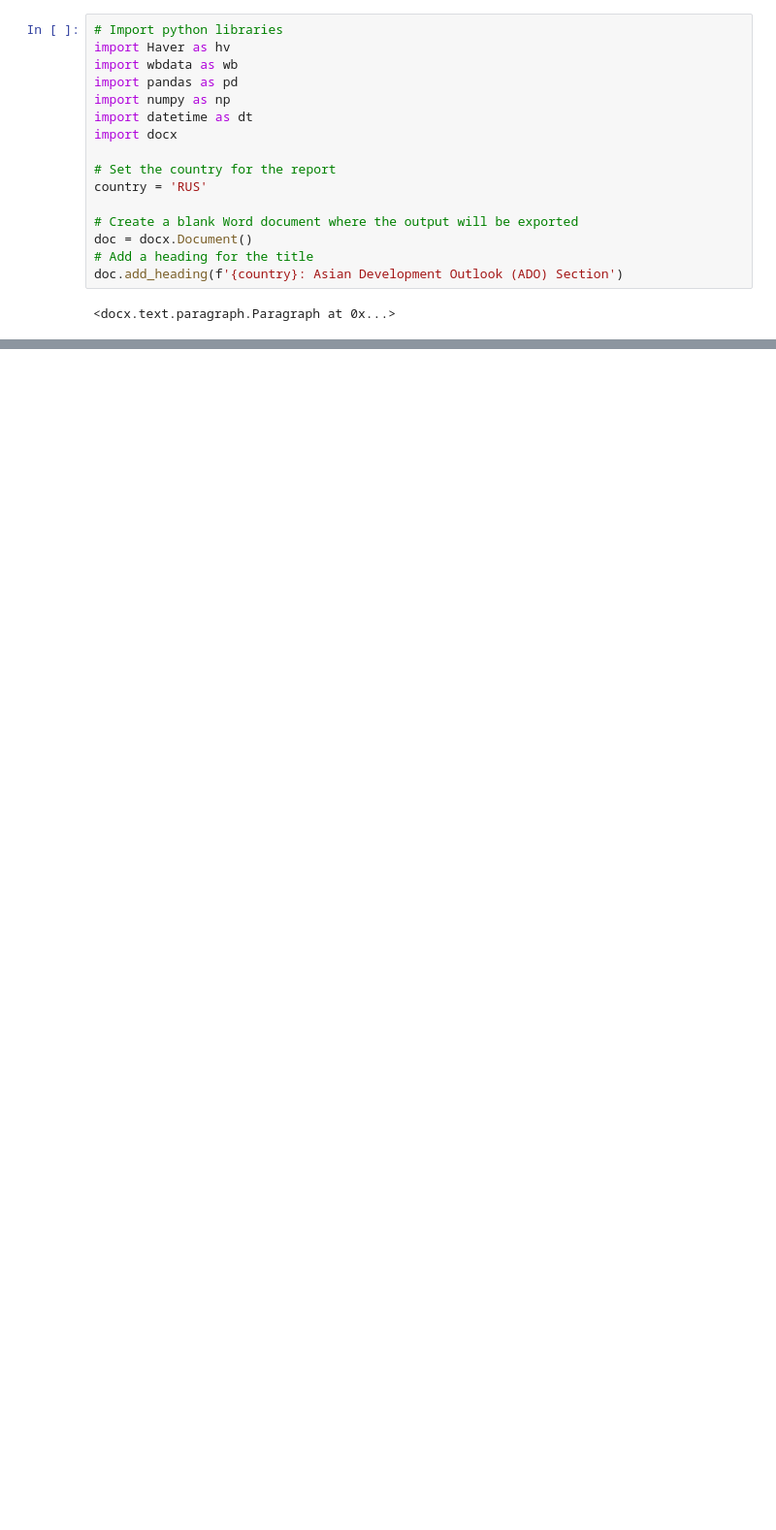
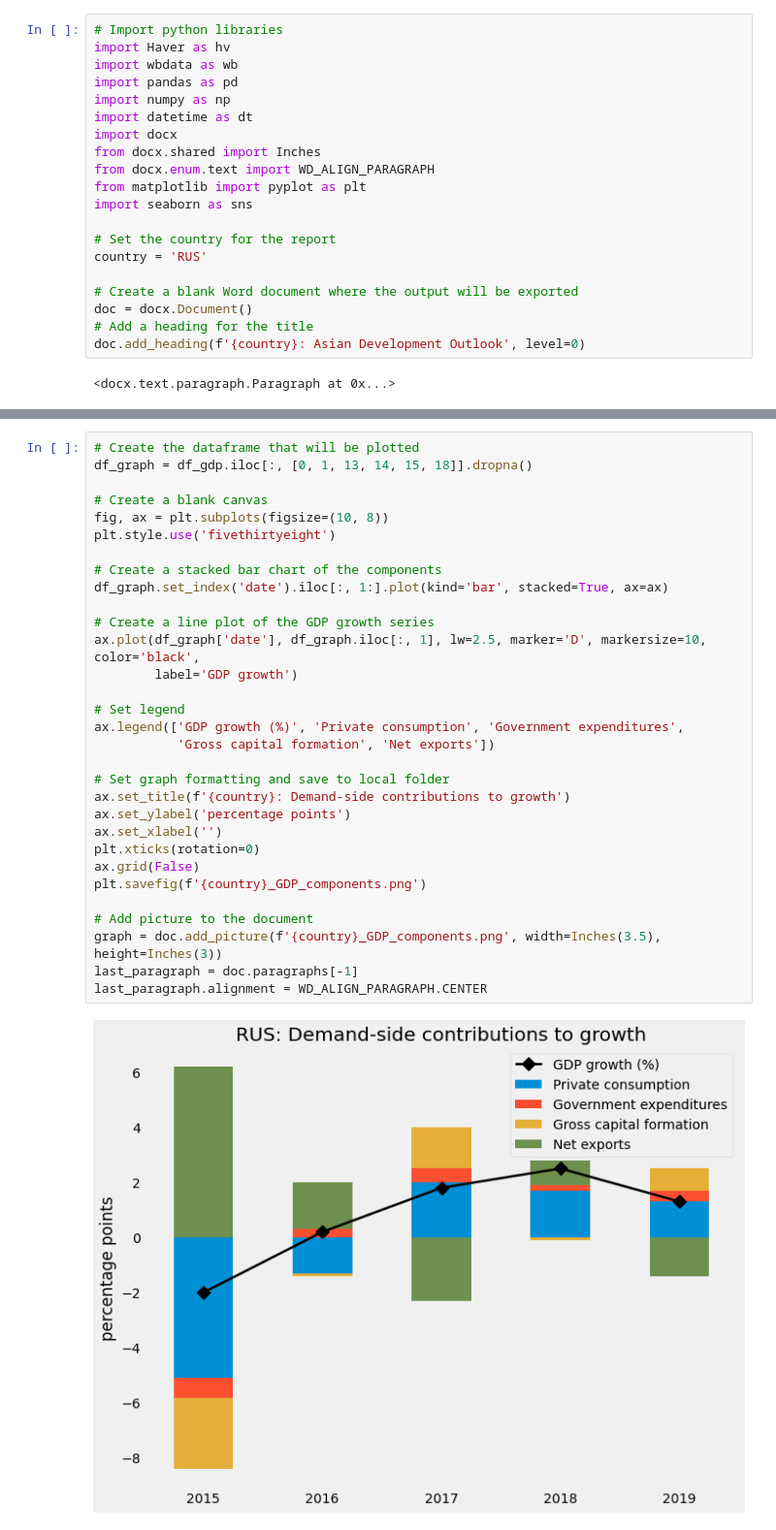
Before and after one commit to jessonpagaduan/ADO-Russia, a Jupyter notebook: RUS-ADO.ipynb, the cells around one changed output, grey strips where cells are left out. Shown: that part at 97% size. Saved outputs shown, nothing was run; the diff lists cells and outputs as text; blank space fills up the shorter version.

```diff
--- a/RUS-ADO.ipynb
+++ b/RUS-ADO.ipynb
@@ -6,6 +6,10 @@ import pandas as pd
 import numpy as np
 import datetime as dt
 import docx
+from docx.shared import Inches
+from docx.enum.text import WD_ALIGN_PARAGRAPH
+from matplotlib import pyplot as plt
+import seaborn as sns
 
 # Set the country for the report
 country = 'RUS'
@@ -13,7 +17,7 @@ country = 'RUS'
 # Create a blank Word document where the output will be exported
 doc = docx.Document()
 # Add a heading for the title
-doc.add_heading(f'{country}: Asian Development Outlook (ADO) Section')
+doc.add_heading(f'{country}: Asian Development Outlook', level=0)
 # %% [output]
 <docx.text.paragraph.Paragraph at 0x...>
 # %%
@@ -57,0 +110,33 @@ df_gdp
+# %%
+# Create the dataframe that will be plotted
+df_graph = df_gdp.iloc[:, [0, 1, 13, 14, 15, 18]].dropna()
+
+# Create a blank canvas
+fig, ax = plt.subplots(figsize=(10, 8))
+plt.style.use('fivethirtyeight')
+
+# Create a stacked bar chart of the components
+df_graph.set_index('date').iloc[:, 1:].plot(kind='bar', stacked=True, ax=ax)
+
+# Create a line plot of the GDP growth series
+ax.plot(df_graph['date'], df_graph.iloc[:, 1], lw=2.5, marker='D', markersize=10, color='black',
+        label='GDP growth')
+
+# Set legend
+ax.legend(['GDP growth (%)', 'Private consumption', 'Government expenditures',
+           'Gross capital formation', 'Net exports'])
+
+# Set graph formatting and save to local folder
+ax.set_title(f'{country}: Demand-side contributions to growth')
+ax.set_ylabel('percentage points')
+ax.set_xlabel('')
+plt.xticks(rotation=0)
+ax.grid(False)
+plt.savefig(f'{country}_GDP_components.png')
+
+# Add picture to the document
+graph = doc.add_picture(f'{country}_GDP_components.png', width=Inches(3.5), height=Inches(3))
+last_paragraph = doc.paragraphs[-1]
+last_paragraph.alignment = WD_ALIGN_PARAGRAPH.CENTER
+# %% [output]
+[figure, added]
```
Also changed, not shown: parts of 12 cells of this notebook.
